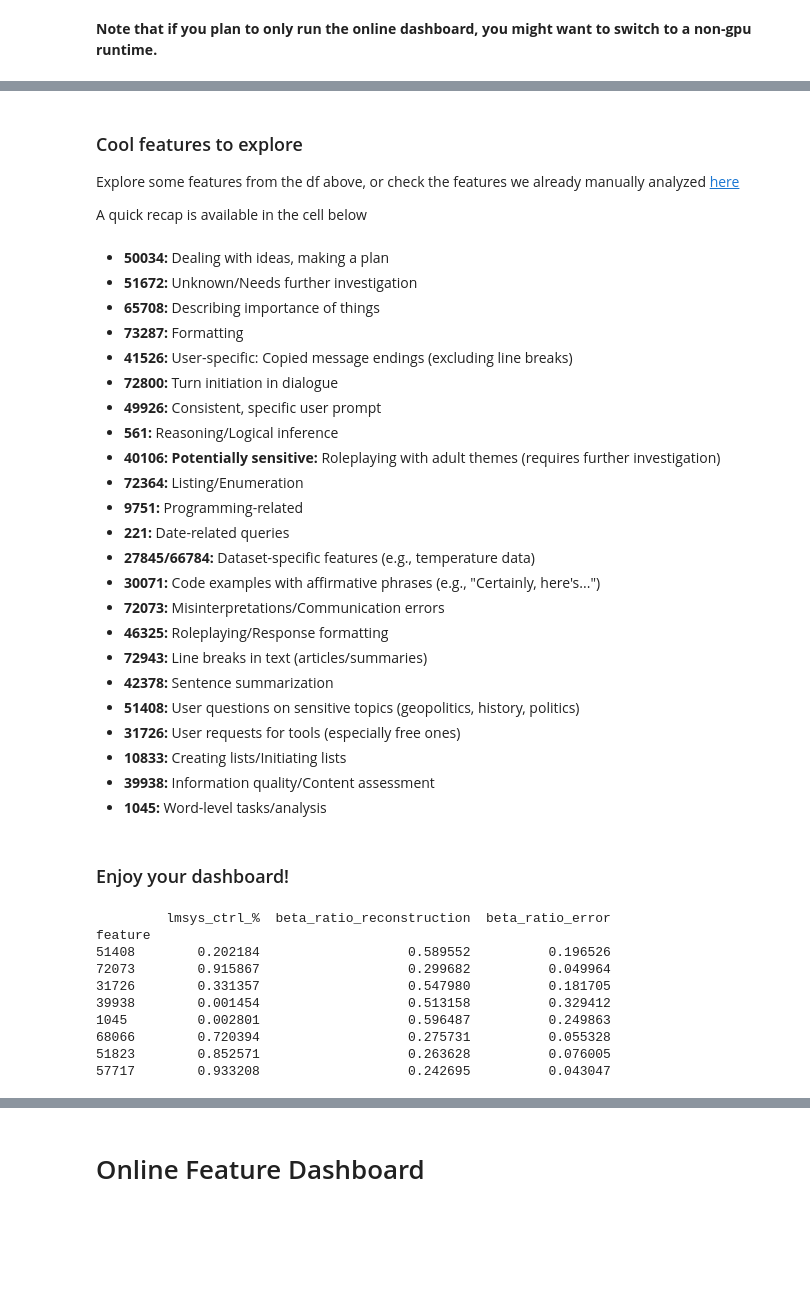
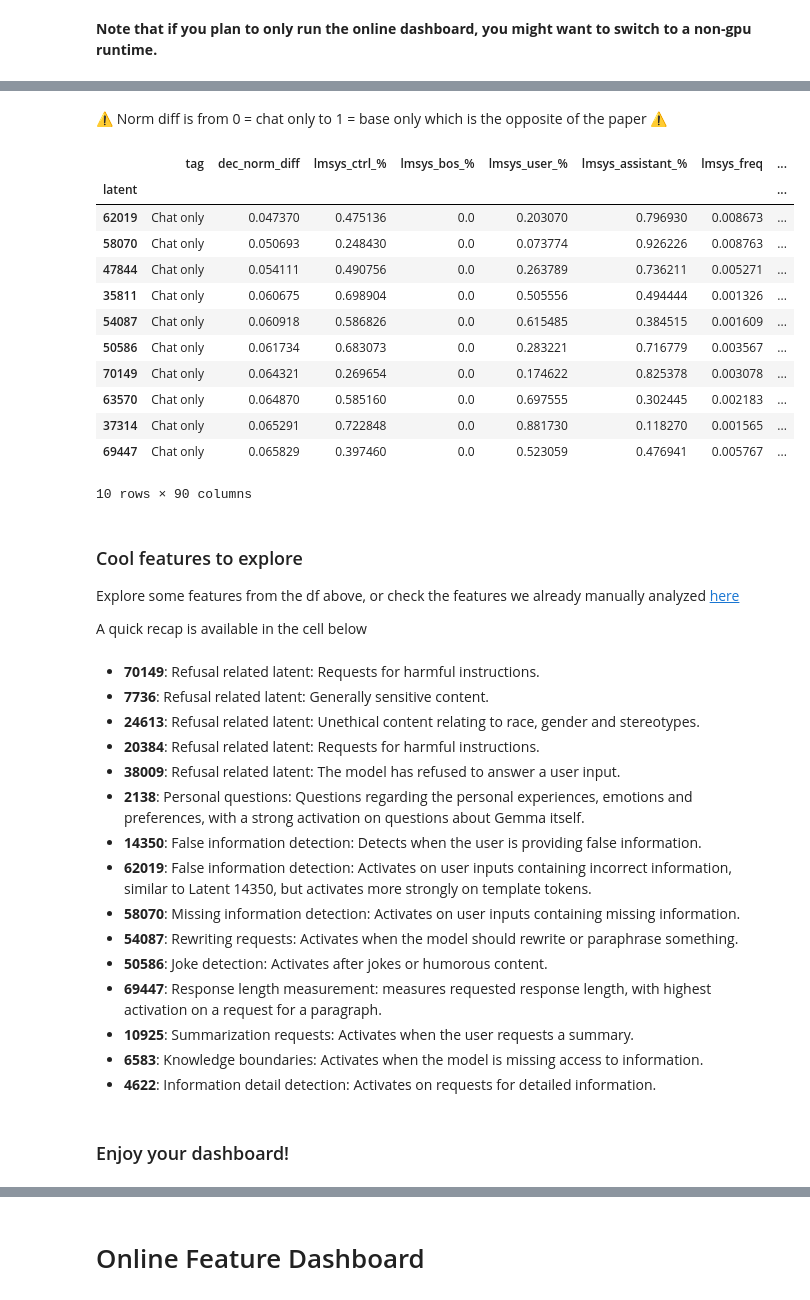
Before and after one commit to science-of-finetuning/sparsity-artifacts-crosscoders, a Jupyter notebook: notebooks/dashboard-and-demo.ipynb, the cells around one changed output, grey strips where cells are left out. Drawn from its saved outputs; the diff is of its cells as text; code cells hidden in the pictures; blank space fills up the shorter version.

```diff
--- a/notebooks/dashboard-and-demo.ipynb
+++ b/notebooks/dashboard-and-demo.ipynb
@@ -81,47 +26,45 @@ gc.collect()
+# %%
+crosscoder = "gemma-2-2b-L13-k100-lr1e-04-local-shuffling-CCLoss"  # the topk from the paper
+# %% [markdown]
+⚠️ Norm diff is from 0 = chat only to 1 = base only which is the opposite of the paper ⚠️
+# %%
+from tools.utils import load_latent_df
+df = load_latent_df(crosscoder)
+df.sort_values(by='dec_norm_diff').head(10)
+# %% [output]
+|  | tag | dec_norm_diff | lmsys_ctrl_% | lmsys_bos_% | lmsys_user_% | lmsys_assistant_% | lmsys_freq | ... |
+| latent |  |  |  |  |  |  |  | ... |
+| 62019 | Chat only | 0.047370 | 0.475136 | 0.0 | 0.203070 | 0.796930 | 0.008673 | ... |
+| 58070 | Chat only | 0.050693 | 0.248430 | 0.0 | 0.073774 | 0.926226 | 0.008763 | ... |
+| 47844 | Chat only | 0.054111 | 0.490756 | 0.0 | 0.263789 | 0.736211 | 0.005271 | ... |
+| 35811 | Chat only | 0.060675 | 0.698904 | 0.0 | 0.505556 | 0.494444 | 0.001326 | ... |
+| 54087 | Chat only | 0.060918 | 0.586826 | 0.0 | 0.615485 | 0.384515 | 0.001609 | ... |
+| 50586 | Chat only | 0.061734 | 0.683073 | 0.0 | 0.283221 | 0.716779 | 0.003567 | ... |
+| 70149 | Chat only | 0.064321 | 0.269654 | 0.0 | 0.174622 | 0.825378 | 0.003078 | ... |
+| 63570 | Chat only | 0.064870 | 0.585160 | 0.0 | 0.697555 | 0.302445 | 0.002183 | ... |
+| 37314 | Chat only | 0.065291 | 0.722848 | 0.0 | 0.881730 | 0.118270 | 0.001565 | ... |
+| 69447 | Chat only | 0.065829 | 0.397460 | 0.0 | 0.523059 | 0.476941 | 0.005767 | ... |
+10 rows × 90 columns
 # %% [markdown]
 ### Cool features to explore
 Explore some features from the df above, or check the features we already manually analyzed [here](https://flax-group-6cc.notion.site/Using-CrossCoder-for-model-diffing-e9e3e6d48cc542a8b594ab737936d433?pvs=25#e917941297da40278d8c38d99fca9325)
 
 A quick recap is available in the cell below
-# %% [markdown]
-- **50034:** Dealing with ideas, making a plan
-- **51672:** Unknown/Needs further investigation
-- **65708:** Describing importance of things
-- **73287:** Formatting
-- **41526:** User-specific: Copied message endings (excluding line breaks)
-- **72800:** Turn initiation in dialogue
-- **49926:** Consistent, specific user prompt
-- **561:** Reasoning/Logical inference
-- **40106:** **Potentially sensitive:** Roleplaying with adult themes (requires further investigation)
-- **72364:** Listing/Enumeration
-- **9751:** Programming-related
-- **221:** Date-related queries
-- **27845/66784:** Dataset-specific features (e.g., temperature data)
-- **30071:** Code examples with affirmative phrases (e.g., "Certainly, here's...")
-- **72073:** Misinterpretations/Communication errors
-- **46325:** Roleplaying/Response formatting
-- **72943:** Line breaks in text (articles/summaries)
-- **42378:** Sentence summarization
-- **51408:** User questions on sensitive topics (geopolitics, history, politics)
-- **31726:** User requests for tools (especially free ones)
-- **10833:** Creating lists/Initiating lists
-- **39938:** Information quality/Content assessment
-- **1045:** Word-level tasks/analysis
+# %% [markdown]
+- **70149**: Refusal related latent: Requests for harmful instructions.
+- **7736**: Refusal related latent: Generally sensitive content.
+- **24613**: Refusal related latent: Unethical content relating to race, gender and stereotypes.
+- **20384**: Refusal related latent: Requests for harmful instructions.
+- **38009**: Refusal related latent: The model has refused to answer a user input.
+- **2138**: Personal questions: Questions regarding the personal experiences, emotions and preferences, with a strong activation on questions about Gemma itself.
+- **14350**: False information detection: Detects when the user is providing false information.
+- **62019**: False information detection: Activates on user inputs containing incorrect information, similar to Latent 14350, but activates more strongly on template tokens.
+- **58070**: Missing information detection: Activates on user inputs containing missing information.
+- **54087**: Rewriting requests: Activates when the model should rewrite or paraphrase something.
+- **50586**: Joke detection: Activates after jokes or humorous content.
+- **69447**: Response length measurement: measures requested response length, with highest activation on a request for a paragraph.
+- **10925**: Summarization requests: Activates when the user requests a summary.
+- **6583**: Knowledge boundaries: Activates when the model is missing access to information.
+- **4622**: Information detail detection: Activates on requests for detailed information.
 # %% [markdown]
 ### Enjoy your dashboard!
-# %%
-latents = [51408, 72073, 31726, 39938, 1045, 68066, 51823, 57717 ]
-print(df.iloc[latents][
-    ["lmsys_ctrl_%", "beta_ratio_reconstruction", "beta_ratio_error"]#,"beta_reconstruction_base", "beta_reconstruction_chat"]
-])
-# %% [output]
-         lmsys_ctrl_%  beta_ratio_reconstruction  beta_ratio_error
-feature
-51408        0.202184                   0.589552          0.196526
-72073        0.915867                   0.299682          0.049964
-31726        0.331357                   0.547980          0.181705
-39938        0.001454                   0.513158          0.329412
-1045         0.002801                   0.596487          0.249863
-68066        0.720394                   0.275731          0.055328
-51823        0.852571                   0.263628          0.076005
-57717        0.933208                   0.242695          0.043047
```
Also changed, not shown: parts of 14 cells of this notebook.
